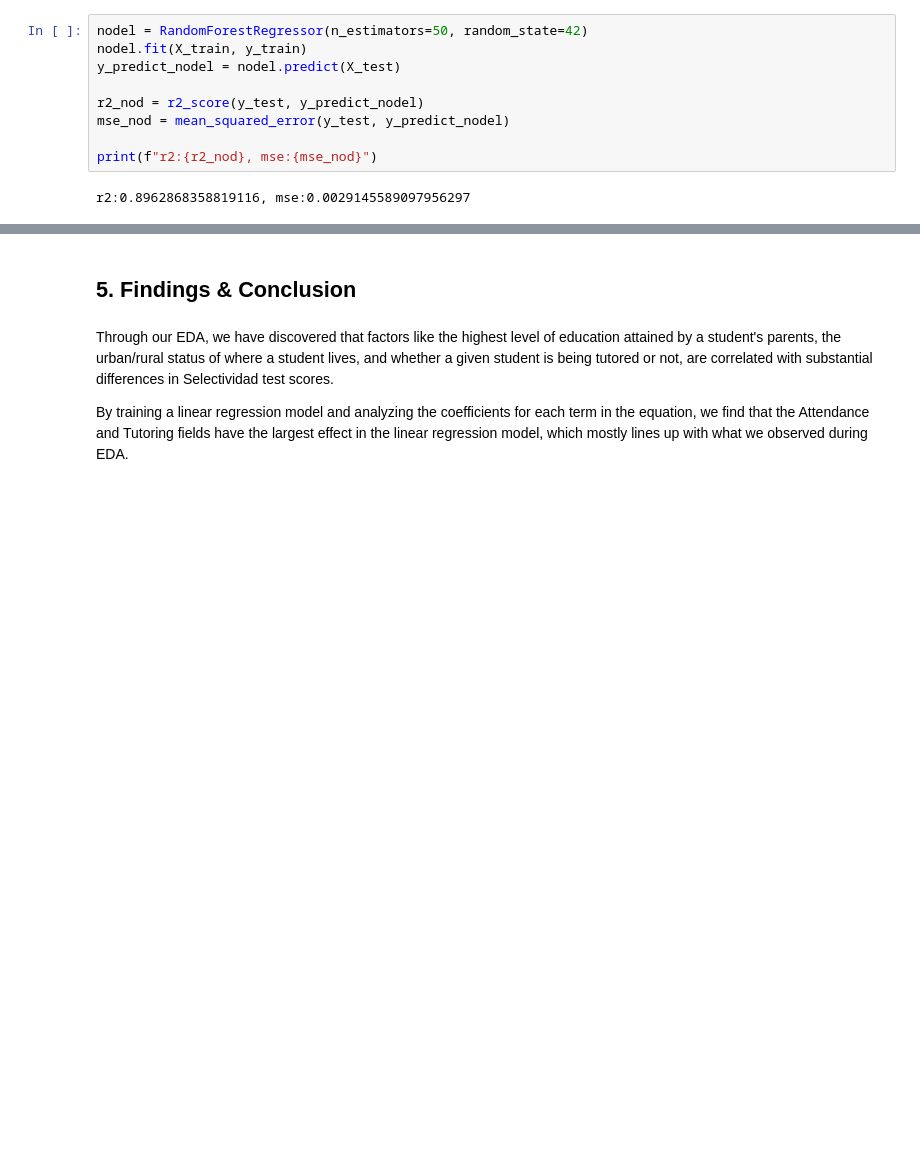
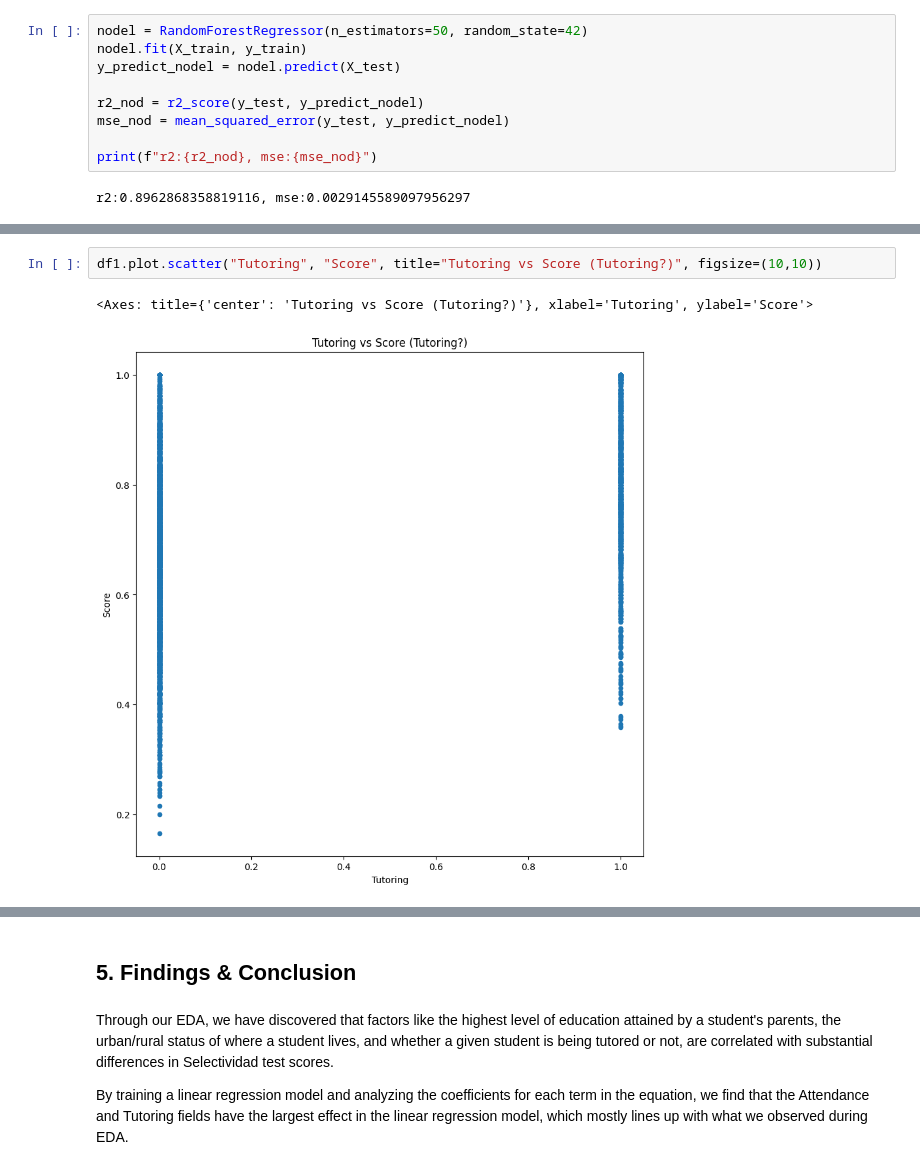
Before and after one commit to deslumoprime/is312, a Jupyter notebook: rtzhang2/RaymondZhangIS312WA2.ipynb, the cells around one changed output, grey strips where cells are left out. Cells and saved outputs as stored; diff of their text form; blank space fills up the shorter version.

```diff
--- a/rtzhang2/RaymondZhangIS312WA2.ipynb
+++ b/rtzhang2/RaymondZhangIS312WA2.ipynb
@@ -236,0 +269,5 @@ r2:0.8962868358819116, mse:0.0029145589097956297
+# %%
+df1.plot.scatter("Tutoring", "Score", title="Tutoring vs Score (Tutoring?)", figsize=(10,10))
+# %% [output]
+<Axes: title={'center': 'Tutoring vs Score (Tutoring?)'}, xlabel='Tutoring', ylabel='Score'>
+[figure, added]
```
Also changed, not shown: parts of 28 cells of this notebook, 1 other file.
